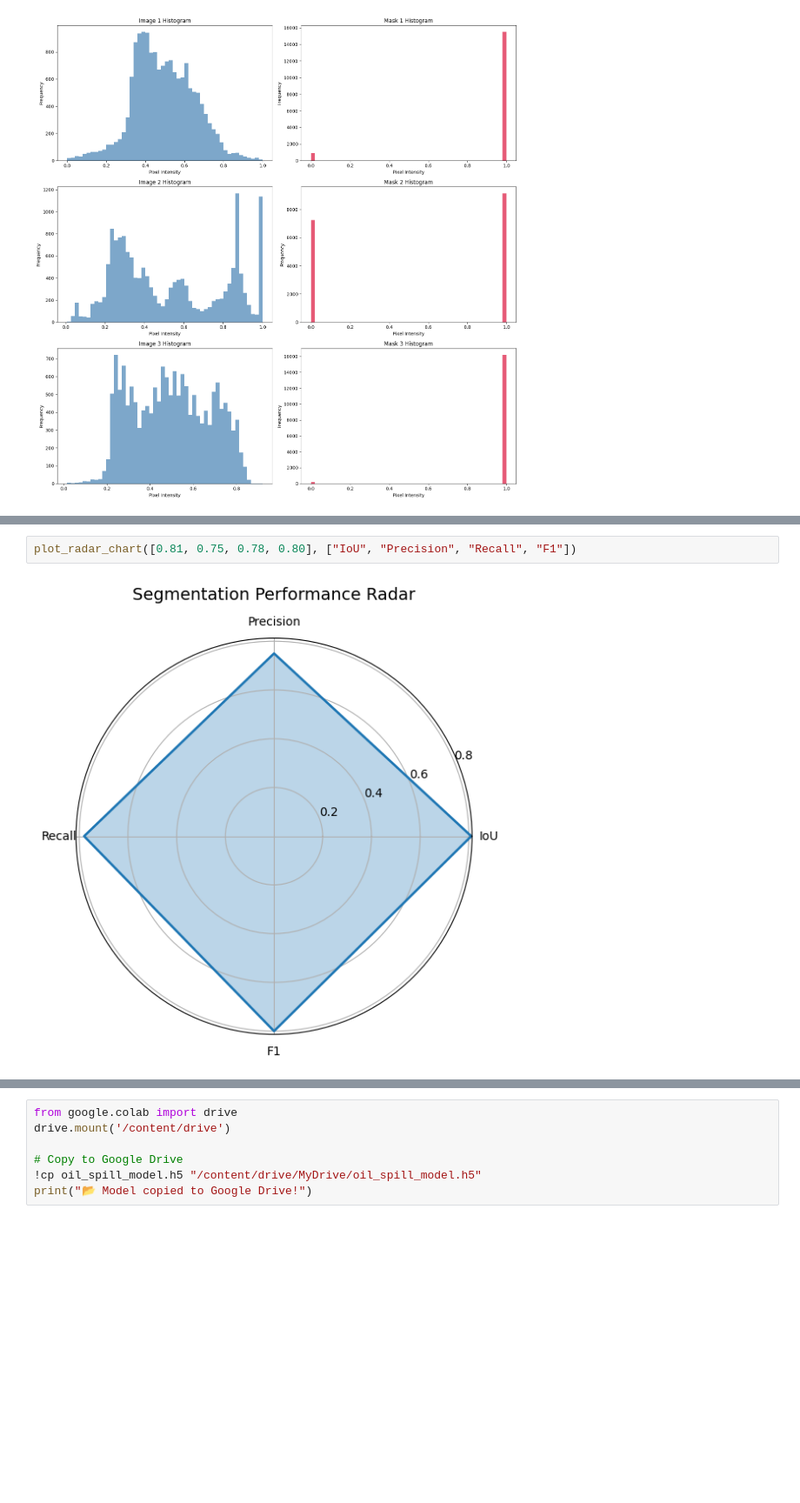
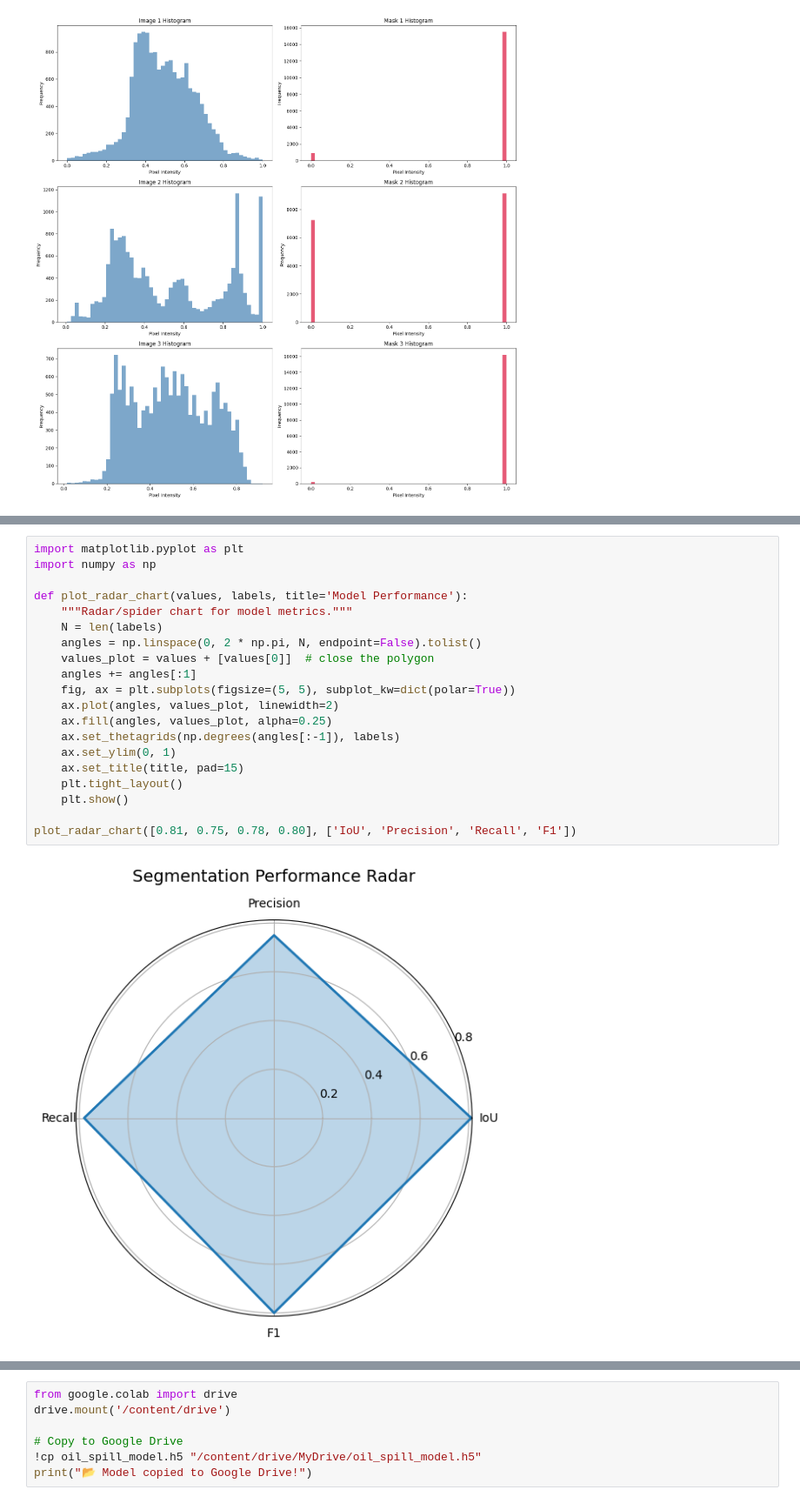
Before and after one commit to akshatraikar11/INFOSYS-_INTERNSHIP-OIL_SPILL_DETECTION-, a Jupyter notebook: Oil_Spill_Detection.ipynb, the cells around one changed output, grey strips where cells are left out. Shown at 87% size. Cells and saved outputs as stored; diff of their text form; blank space fills up the shorter version.

```diff
--- a/Oil_Spill_Detection.ipynb
+++ b/Oil_Spill_Detection.ipynb
@@ -805,8 +1057,26 @@ plot_confusion_heatmap(Y_val, preds_binary)
 # %% [output]
 6/6 ━━━━━━━━━━━━━━━━━━━━ 3s 261ms/step
 [figure]
-# %%
-plot_radar_chart([0.81, 0.75, 0.78, 0.80], ["IoU", "Precision", "Recall", "F1"])
-# %% [output]
-[figure, removed]
+# %%
+import matplotlib.pyplot as plt
+import numpy as np
+
+def plot_radar_chart(values, labels, title='Model Performance'):
+    """Radar/spider chart for model metrics."""
+    N = len(labels)
+    angles = np.linspace(0, 2 * np.pi, N, endpoint=False).tolist()
+    values_plot = values + [values[0]]  # close the polygon
+    angles += angles[:1]
+    fig, ax = plt.subplots(figsize=(5, 5), subplot_kw=dict(polar=True))
+    ax.plot(angles, values_plot, linewidth=2)
+    ax.fill(angles, values_plot, alpha=0.25)
+    ax.set_thetagrids(np.degrees(angles[:-1]), labels)
+    ax.set_ylim(0, 1)
+    ax.set_title(title, pad=15)
+    plt.tight_layout()
+    plt.show()
+
+plot_radar_chart([0.81, 0.75, 0.78, 0.80], ['IoU', 'Precision', 'Recall', 'F1'])
+# %% [output]
+[figure, added]
 # %%
```
Also changed, not shown: parts of 18 cells of this notebook, 38 other files.
